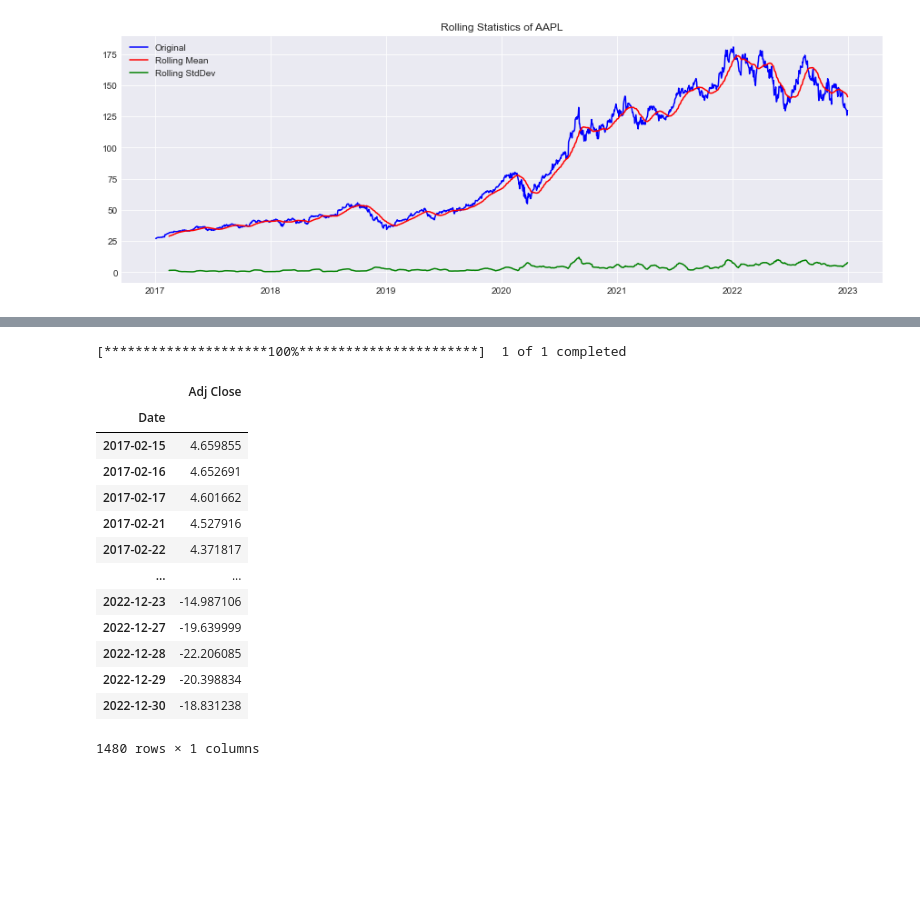
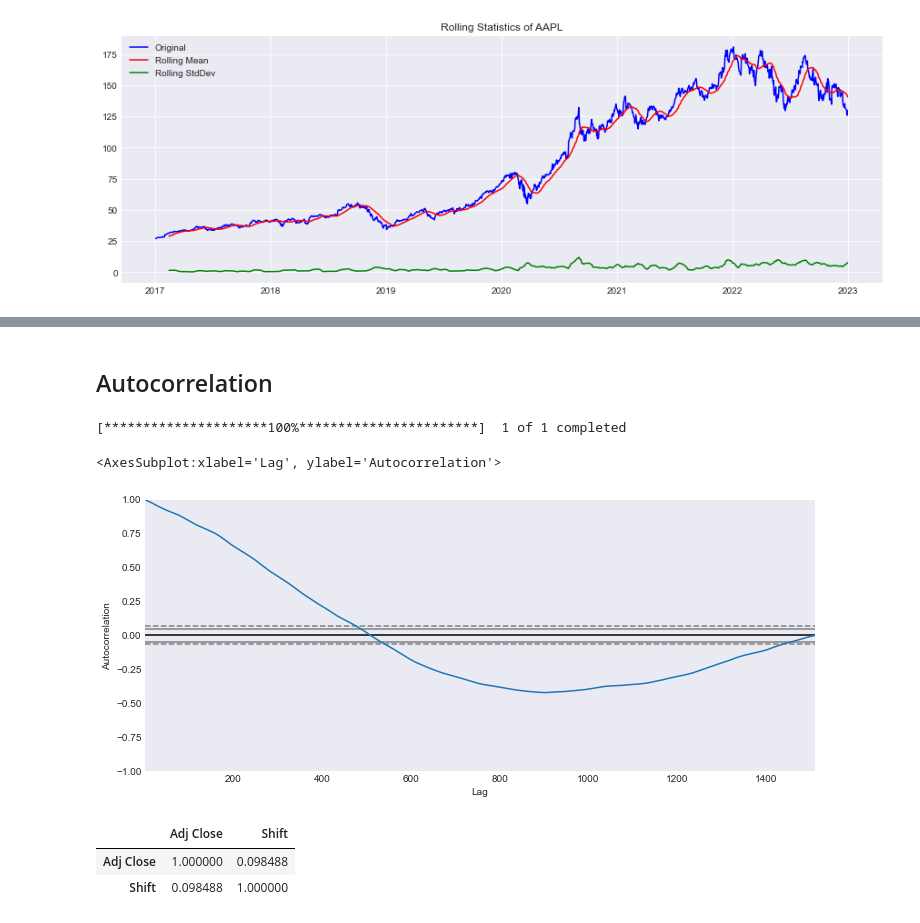
Before and after one commit to rahulakrish/portfolio_builder, a Jupyter notebook: notebook.ipynb, the cells around one changed output, grey strips where cells are left out. Cells and saved outputs as stored; diff of their text form; code cells hidden in the pictures; blank space fills up the shorter version.

```diff
--- a/notebook.ipynb
+++ b/notebook.ipynb
@@ -222,25 +226,30 @@ differencing('AAPL')
  #Lags Used                   2.100000e+01
  Number of Observations Used  1.458000e+03)
 [figure]
-# %%
-df = yf.download('AAPL',start=start_date,end=end_date)
-df_return = df[['Adj Close']]
-df_diff =df_return.diff(periods=30)
-df_diff.dropna(inplace=True)
-df_diff
-# %% [output]
-[*********************100%***********************]  1 of 1 completed
-|  | Adj Close |
-| Date |  |
-| 2017-02-15 | 4.659855 |
-| 2017-02-16 | 4.652691 |
-| 2017-02-17 | 4.601662 |
-| 2017-02-21 | 4.527916 |
-| 2017-02-22 | 4.371817 |
-| ... | ... |
-| 2022-12-23 | -14.987106 |
-| 2022-12-27 | -19.639999 |
-| 2022-12-28 | -22.206085 |
-| 2022-12-29 | -20.398834 |
-| 2022-12-30 | -18.831238 |
-1480 rows × 1 columns
+# %% [markdown]
+## Autocorrelation
+# %%
+aapl_df = yf.download('AAPL',start=start_date,end=end_date)
+aapl_close = aapl_df.loc[:,['Adj Close']]
+
+#plotting autocorrelation
+plt.figure(figsize=(12,5))
+pd.plotting.autocorrelation_plot(aapl_close)
+# %% [output]
+[*********************100%***********************]  1 of 1 completed
+<AxesSubplot:xlabel='Lag', ylabel='Autocorrelation'>
+[figure, added]
+# %%
+#diff with periods=30
+aapl_close_diff = aapl_close.diff(periods=30)
+aapl_close_diff.head()
+aapl_close_diff.rename(columns = {'Adj Close': 'Shift'},inplace=True)
+
+#joining and checking for corr
+joined_df = pd.concat([aapl_close,aapl_close_diff],axis=1)
+joined_df.dropna(inplace=True)
+joined_df.corr()
+# %% [output]
+|  | Adj Close | Shift |
+| Adj Close | 1.000000 | 0.098488 |
+| Shift | 0.098488 | 1.000000 |
```
Also changed, not shown: parts of 10 cells of this notebook.
